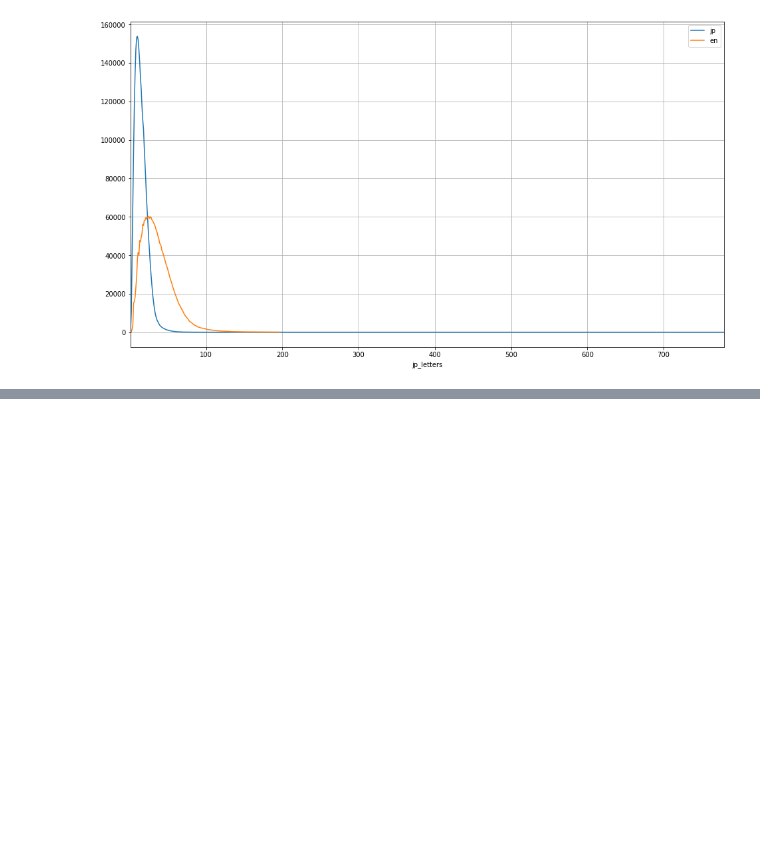
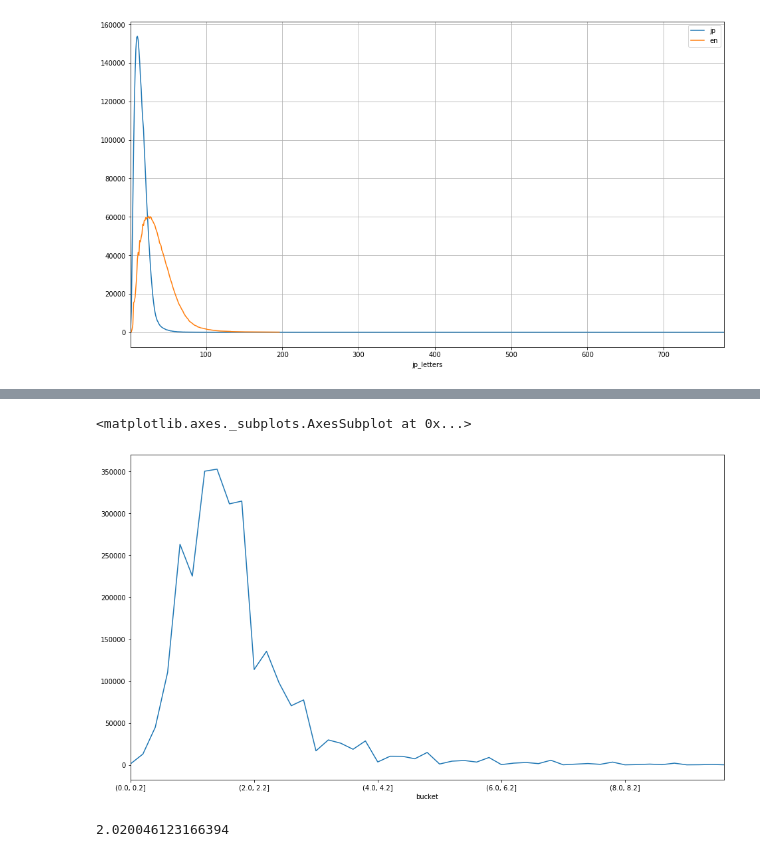
Before and after one commit to djentleman/syllable_analysis, a Jupyter notebook: Syllable.ipynb, the cells around one changed output, grey strips where cells are left out. Drawn from its saved outputs; the diff is of its cells as text; code cells hidden in the pictures; blank space fills up the shorter version.

Commit message:
further analysis of sylable and letter counts

```diff
--- a/Syllable.ipynb
+++ b/Syllable.ipynb
@@ -38,4 +65,4 @@ pd.DataFrame(jp_let_freq[:200]).join(en_let_freq[:200]).plot(figsize=(16, 9), gr
 <matplotlib.axes._subplots.AxesSubplot at 0x...>
 [figure]
 # %%
-(df.jp_syllables / df.en_syllables).replace([np.inf, -np.inf], np.nan).dropna().mean()
+ratios = (df.jp_syllables / df.en_syllables).replace([np.inf, -np.inf], np.nan).dropna()
@@ -48,0 +84,12 @@ pd.DataFrame(jp_let_freq[:200]).join(en_let_freq[:200]).plot(figsize=(16, 9), gr
+# %%
+buckets = [i*0.2 for i in range(50)]
+a = pd.cut(ratios, buckets)
+# %%
+pd.DataFrame(a, columns=['bucket']).groupby('bucket').bucket.count().plot(figsize=(16, 9))
+# %% [output]
+<matplotlib.axes._subplots.AxesSubplot at 0x...>
+[figure, added]
+# %%
+ratios.mean()
+# %% [output]
+2.020046123166394
```
Also changed, not shown: parts of 5 cells of this notebook.
